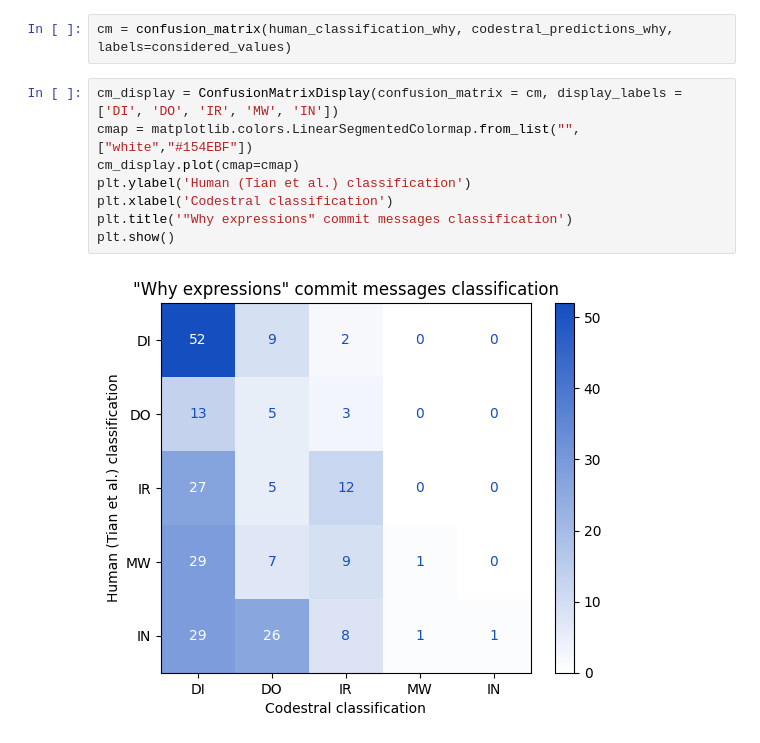
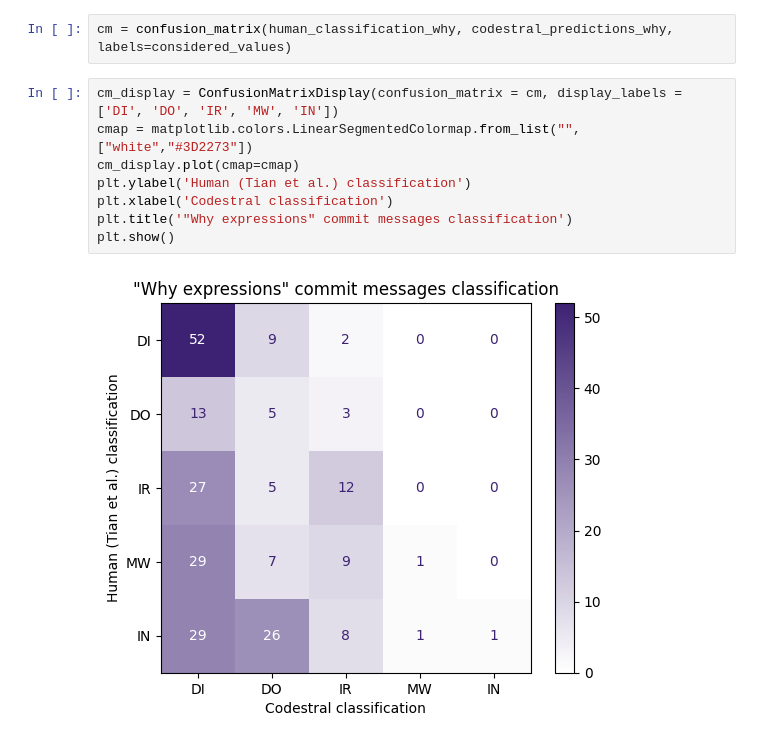
Before and after one commit to kevca87/should_llms_evaluate, a Jupyter notebook: results/why_expressions_classification.ipynb, the cells around one changed output. Cells and saved outputs as stored; diff of their text form.

```diff
--- a/results/why_expressions_classification.ipynb
+++ b/results/why_expressions_classification.ipynb
@@ -122,11 +123,11 @@ cohen_kappa_score(human_classification_why, codestral_predictions_why)
 cm = confusion_matrix(human_classification_why, codestral_predictions_why, labels=considered_values)
 # %%
 cm_display = ConfusionMatrixDisplay(confusion_matrix = cm, display_labels = ['DI', 'DO', 'IR', 'MW', 'IN'])
-cmap = matplotlib.colors.LinearSegmentedColormap.from_list("", ["white","#154EBF"])
+cmap = matplotlib.colors.LinearSegmentedColormap.from_list("", ["white","#3D2273"])
 cm_display.plot(cmap=cmap)
 plt.ylabel('Human (Tian et al.) classification')
 plt.xlabel('Codestral classification')
 plt.title('"Why expressions" commit messages classification')
 plt.show()
 # %% [output]
-[figure, old version]
+[figure, new version]
```
Also changed, not shown: parts of 4 cells of this notebook, 8 other files.
